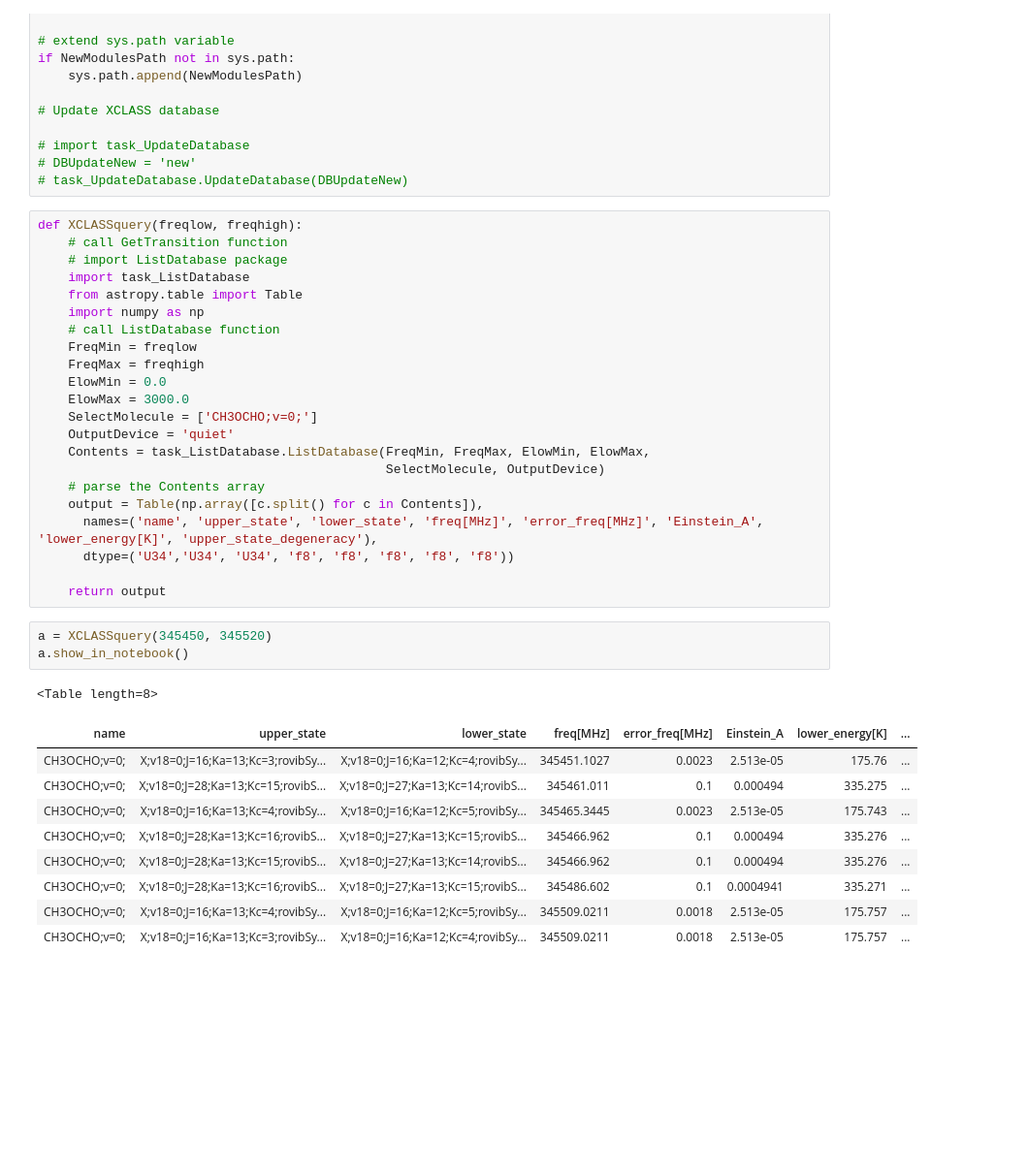
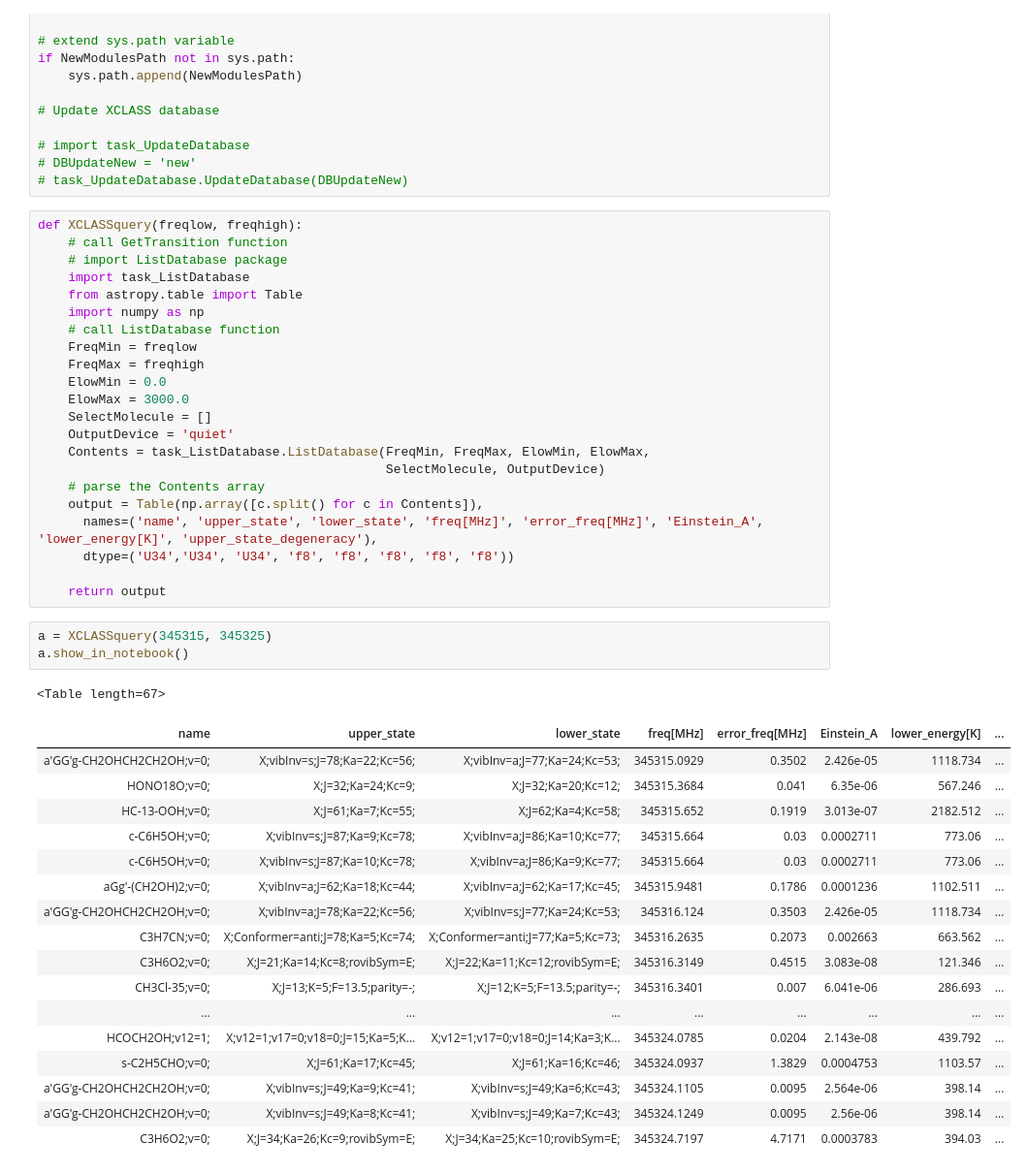
Before and after one commit to yaolun/xclass, a Jupyter notebook: XCLASSquery.ipynb, the cells around one changed output. Shown at 97% size. Drawn from its saved outputs; the diff is of its cells as text; blank space fills up the shorter version.

```diff
--- a/XCLASSquery.ipynb
+++ b/XCLASSquery.ipynb
@@ -35,7 +35,7 @@ def XCLASSquery(freqlow, freqhigh):
     FreqMax = freqhigh
     ElowMin = 0.0
     ElowMax = 3000.0
-    SelectMolecule = ['CH3OCHO;v=0;']
+    SelectMolecule = []
     OutputDevice = 'quiet'
     Contents = task_ListDatabase.ListDatabase(FreqMin, FreqMax, ElowMin, ElowMax,
                                               SelectMolecule, OutputDevice)
@@ -46,16 +46,24 @@ def XCLASSquery(freqlow, freqhigh):
 
     return output
 # %%
-a = XCLASSquery(345450, 345520)
+a = XCLASSquery(345315, 345325)
 a.show_in_notebook()
 # %% [output]
-<Table length=8>
+<Table length=67>
 | name | upper_state | lower_state | freq[MHz] | error_freq[MHz] | Einstein_A | lower_energy[K] | ... |
-| CH3OCHO;v=0; | X;v18=0;J=16;Ka=13;Kc=3;rovibSy... | X;v18=0;J=16;Ka=12;Kc=4;rovibSy... | 345451.1027 | 0.0023 | 2.513e-05 | 175.76 | ... |
-| CH3OCHO;v=0; | X;v18=0;J=28;Ka=13;Kc=15;rovibS... | X;v18=0;J=27;Ka=13;Kc=14;rovibS... | 345461.011 | 0.1 | 0.000494 | 335.275 | ... |
-| CH3OCHO;v=0; | X;v18=0;J=16;Ka=13;Kc=4;rovibSy... | X;v18=0;J=16;Ka=12;Kc=5;rovibSy... | 345465.3445 | 0.0023 | 2.513e-05 | 175.743 | ... |
-| CH3OCHO;v=0; | X;v18=0;J=28;Ka=13;Kc=16;rovibS... | X;v18=0;J=27;Ka=13;Kc=15;rovibS... | 345466.962 | 0.1 | 0.000494 | 335.276 | ... |
-| CH3OCHO;v=0; | X;v18=0;J=28;Ka=13;Kc=15;rovibS... | X;v18=0;J=27;Ka=13;Kc=14;rovibS... | 345466.962 | 0.1 | 0.000494 | 335.276 | ... |
-| CH3OCHO;v=0; | X;v18=0;J=28;Ka=13;Kc=16;rovibS... | X;v18=0;J=27;Ka=13;Kc=15;rovibS... | 345486.602 | 0.1 | 0.0004941 | 335.271 | ... |
-| CH3OCHO;v=0; | X;v18=0;J=16;Ka=13;Kc=4;rovibSy... | X;v18=0;J=16;Ka=12;Kc=5;rovibSy... | 345509.0211 | 0.0018 | 2.513e-05 | 175.757 | ... |
-| CH3OCHO;v=0; | X;v18=0;J=16;Ka=13;Kc=3;rovibSy... | X;v18=0;J=16;Ka=12;Kc=4;rovibSy... | 345509.0211 | 0.0018 | 2.513e-05 | 175.757 | ... |
+| a'GG'g-CH2OHCH2CH2OH;v=0; | X;vibInv=s;J=78;Ka=22;Kc=56; | X;vibInv=a;J=77;Ka=24;Kc=53; | 345315.0929 | 0.3502 | 2.426e-05 | 1118.734 | ... |
+| HONO18O;v=0; | X;J=32;Ka=24;Kc=9; | X;J=32;Ka=20;Kc=12; | 345315.3684 | 0.041 | 6.35e-06 | 567.246 | ... |
+| HC-13-OOH;v=0; | X;J=61;Ka=7;Kc=55; | X;J=62;Ka=4;Kc=58; | 345315.652 | 0.1919 | 3.013e-07 | 2182.512 | ... |
+| c-C6H5OH;v=0; | X;vibInv=s;J=87;Ka=9;Kc=78; | X;vibInv=a;J=86;Ka=10;Kc=77; | 345315.664 | 0.03 | 0.0002711 | 773.06 | ... |
+| c-C6H5OH;v=0; | X;vibInv=s;J=87;Ka=10;Kc=78; | X;vibInv=a;J=86;Ka=9;Kc=77; | 345315.664 | 0.03 | 0.0002711 | 773.06 | ... |
+| aGg'-(CH2OH)2;v=0; | X;vibInv=a;J=62;Ka=18;Kc=44; | X;vibInv=a;J=62;Ka=17;Kc=45; | 345315.9481 | 0.1786 | 0.0001236 | 1102.511 | ... |
+| a'GG'g-CH2OHCH2CH2OH;v=0; | X;vibInv=a;J=78;Ka=22;Kc=56; | X;vibInv=s;J=77;Ka=24;Kc=53; | 345316.124 | 0.3503 | 2.426e-05 | 1118.734 | ... |
+| C3H7CN;v=0; | X;Conformer=anti;J=78;Ka=5;Kc=74; | X;Conformer=anti;J=77;Ka=5;Kc=73; | 345316.2635 | 0.2073 | 0.002663 | 663.562 | ... |
+| C3H6O2;v=0; | X;J=21;Ka=14;Kc=8;rovibSym=E; | X;J=22;Ka=11;Kc=12;rovibSym=E; | 345316.3149 | 0.4515 | 3.083e-08 | 121.346 | ... |
+| CH3Cl-35;v=0; | X;J=13;K=5;F=13.5;parity=-; | X;J=12;K=5;F=13.5;parity=-; | 345316.3401 | 0.007 | 6.041e-06 | 286.693 | ... |
+| ... | ... | ... | ... | ... | ... | ... | ... |
+| HCOCH2OH;v12=1; | X;v12=1;v17=0;v18=0;J=15;Ka=5;K... | X;v12=1;v17=0;v18=0;J=14;Ka=3;K... | 345324.0785 | 0.0204 | 2.143e-08 | 439.792 | ... |
+| s-C2H5CHO;v=0; | X;J=61;Ka=17;Kc=45; | X;J=61;Ka=16;Kc=46; | 345324.0937 | 1.3829 | 0.0004753 | 1103.57 | ... |
+| a'GG'g-CH2OHCH2CH2OH;v=0; | X;vibInv=s;J=49;Ka=9;Kc=41; | X;vibInv=s;J=49;Ka=6;Kc=43; | 345324.1105 | 0.0095 | 2.564e-06 | 398.14 | ... |
+| a'GG'g-CH2OHCH2CH2OH;v=0; | X;vibInv=s;J=49;Ka=8;Kc=41; | X;vibInv=s;J=49;Ka=7;Kc=43; | 345324.1249 | 0.0095 | 2.56e-06 | 398.14 | ... |
+| C3H6O2;v=0; | X;J=34;Ka=26;Kc=9;rovibSym=E; | X;J=34;Ka=25;Kc=10;rovibSym=E; | 345324.7197 | 4.7171 | 0.0003783 | 394.03 | ... |
```
Also changed, not shown: parts of 3 cells of this notebook, 52 other files.
